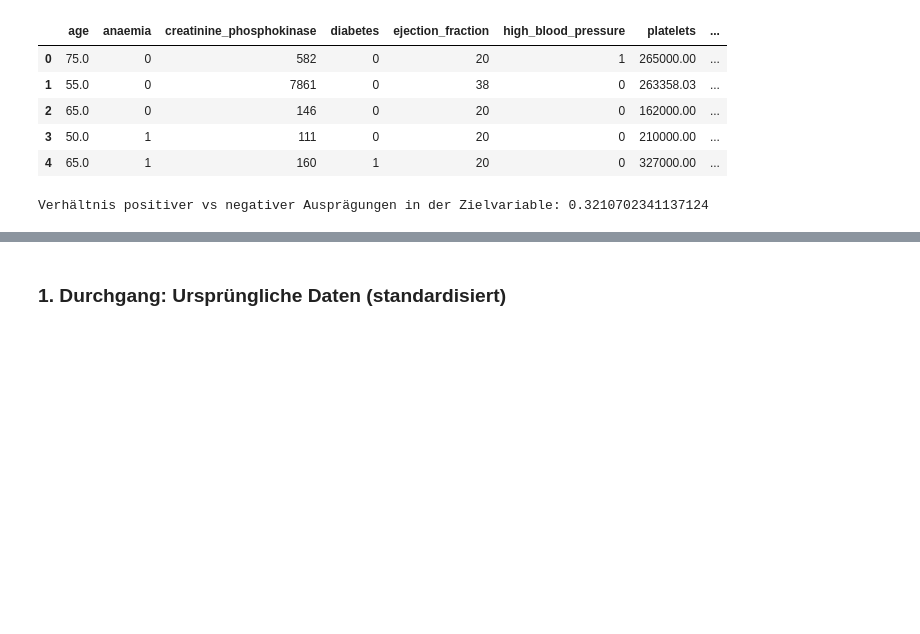
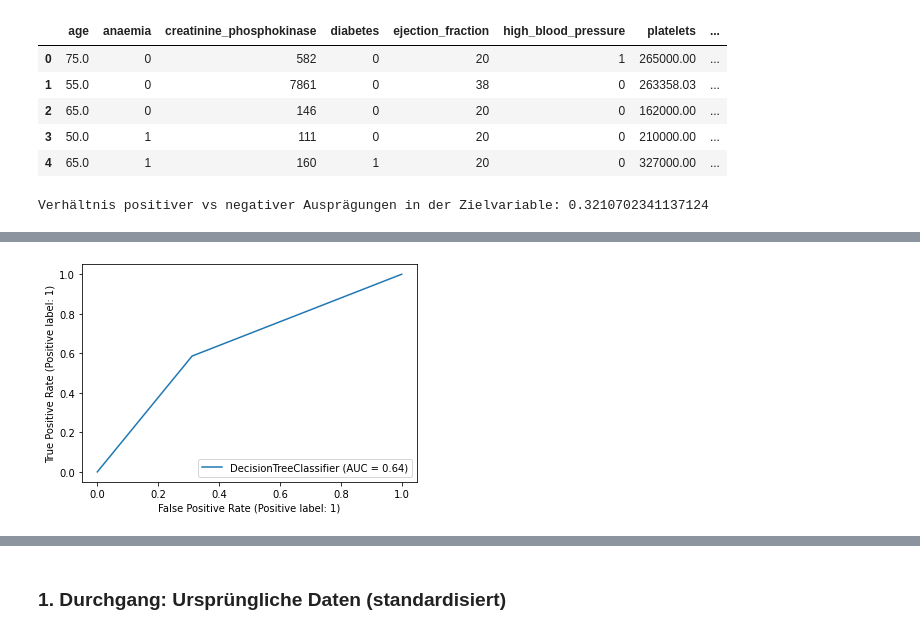
Before and after one commit to jopagel/Heart-Failure, a Jupyter notebook: RandomForest.ipynb, the cells around one changed output, grey strips where cells are left out. Saved outputs shown, nothing was run; the diff lists cells and outputs as text; code cells hidden in the pictures; blank space fills up the shorter version.

```diff
--- a/RandomForest.ipynb
+++ b/RandomForest.ipynb
@@ -46,0 +67,4 @@ X_test_sc = scaler.transform(X_test)
+# %%
+plot_roc_curve(ct, X_test_sc, y_test);
+# %% [output]
+[figure, added]
```
Also changed, not shown: parts of 29 cells of this notebook, 2 other files.
